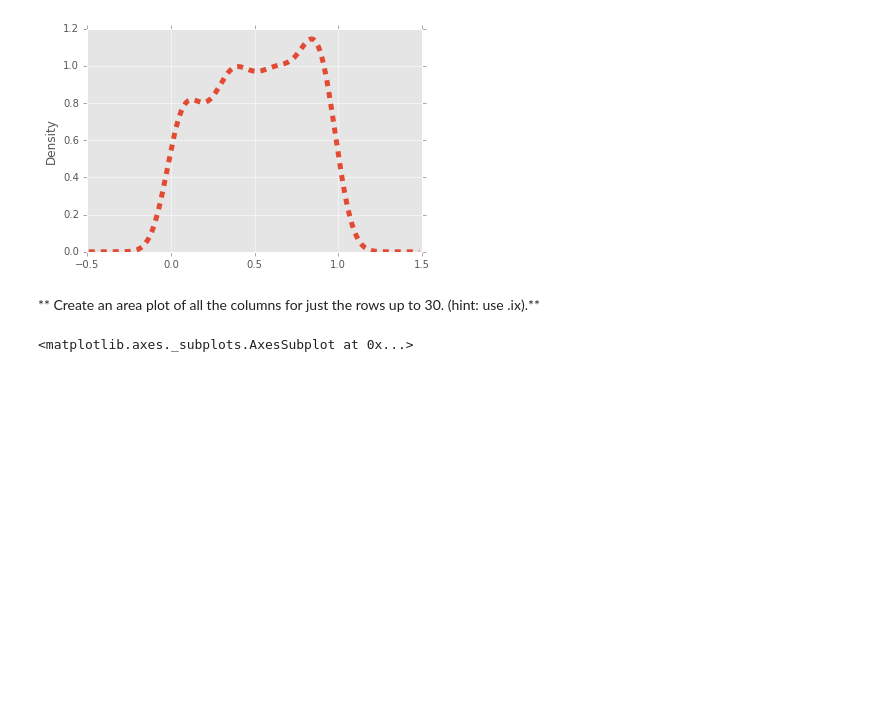
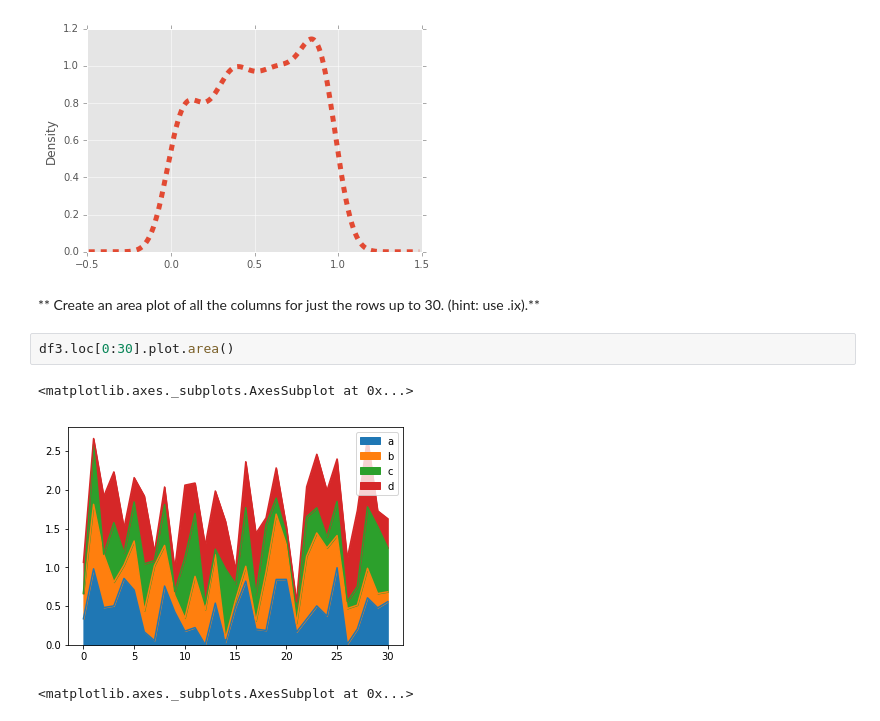
Before and after one commit to wcchang1019/Python-Data-Science-and-Machine-Learning-Bootcamp, a Jupyter notebook: Python-for-Data-Visualization/Pandas Built-in Data Viz/Pandas Data Visualization Exercise .ipynb, the cells around one changed output. Cells and saved outputs as stored; diff of their text form; blank space fills up the shorter version.

```diff
--- a/Python-for-Data-Visualization/Pandas Built-in Data Viz/Pandas Data Visualization Exercise .ipynb
+++ b/Python-for-Data-Visualization/Pandas Built-in Data Viz/Pandas Data Visualization Exercise .ipynb
@@ -85,6 +100,11 @@ df3['a'].plot.hist(color='red',bins=25,alpha=0.5)
 [figure]
 # %% [markdown]
 ** Create an area plot of all the columns for just the rows up to 30. (hint: use .ix).**
+# %%
+df3.loc[0:30].plot.area()
+# %% [output]
+<matplotlib.axes._subplots.AxesSubplot at 0x...>
+[figure, added]
 # %%
 # %% [output]
 <matplotlib.axes._subplots.AxesSubplot at 0x...>
```
Also changed, not shown: parts of 3 cells of this notebook, 3 other files.
